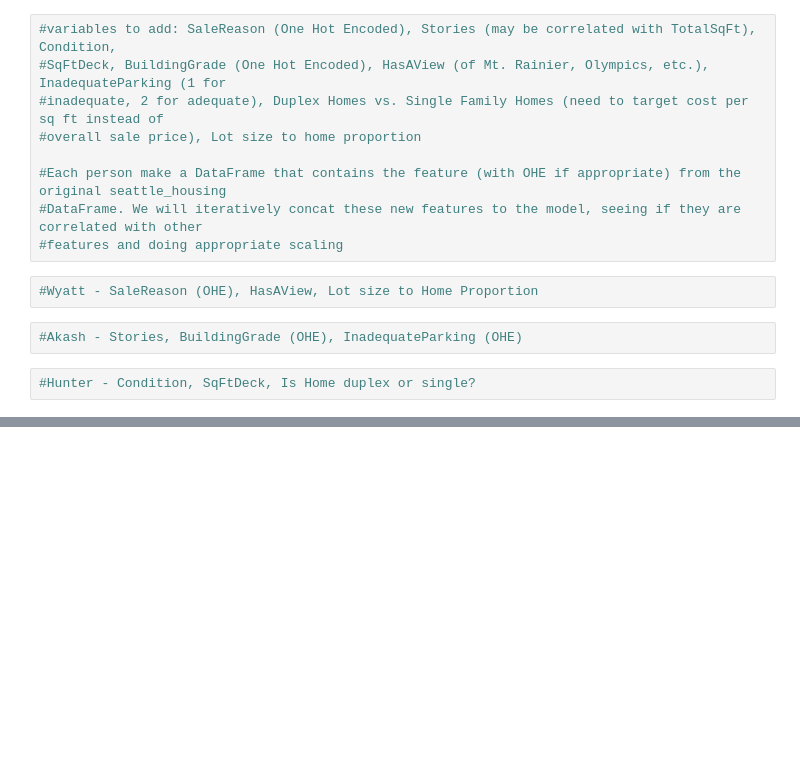
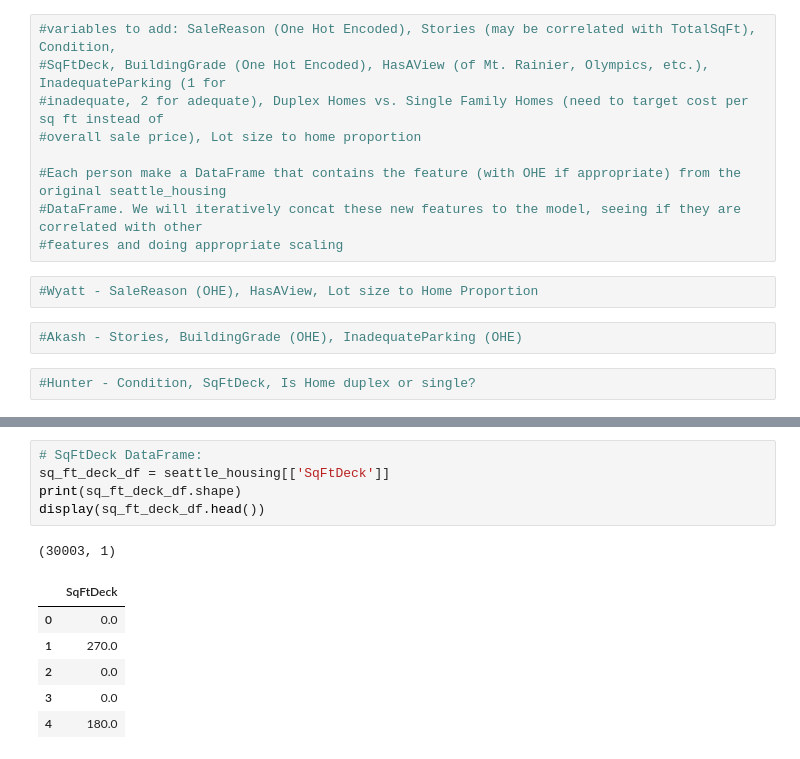
Before and after one commit to wvsharber/seattle_housing_linear_reg, a Jupyter notebook: Seattle_housing_analyses.ipynb, the cells around one changed output, grey strips where cells are left out. Saved outputs shown, nothing was run; the diff lists cells and outputs as text; blank space fills up the shorter version.

```diff
--- a/Seattle_housing_analyses.ipynb
+++ b/Seattle_housing_analyses.ipynb
@@ -523,0 +551,13 @@ Warnings:
+# %%
+# SqFtDeck DataFrame:
+sq_ft_deck_df = seattle_housing[['SqFtDeck']]
+print(sq_ft_deck_df.shape)
+display(sq_ft_deck_df.head())
+# %% [output]
+(30003, 1)
+|  | SqFtDeck |
+| 0 | 0.0 |
+| 1 | 270.0 |
+| 2 | 0.0 |
+| 3 | 0.0 |
+| 4 | 180.0 |
```
Also changed, not shown: parts of 9 cells of this notebook.
